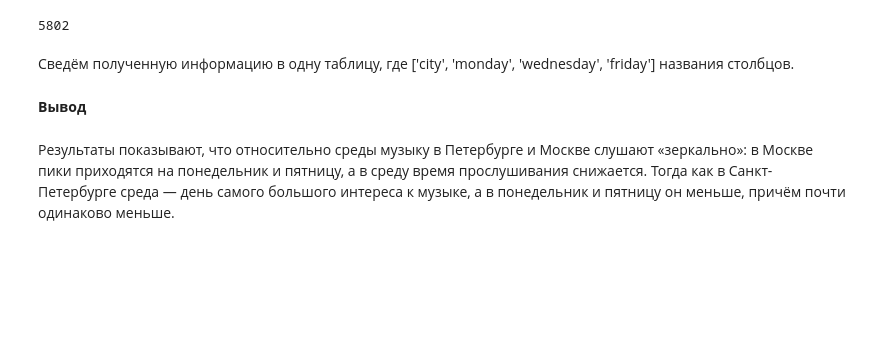
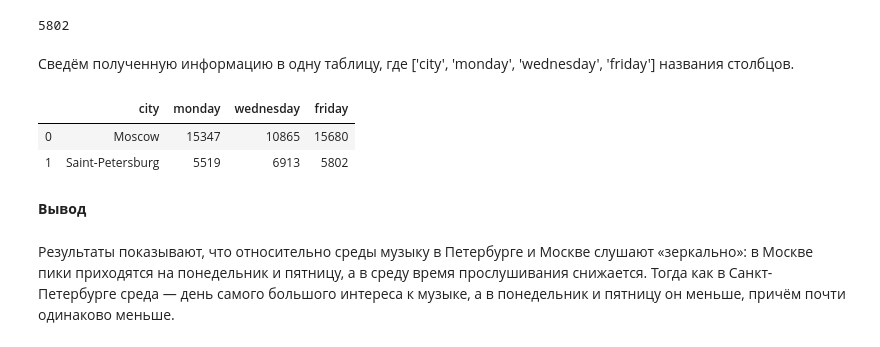
Before and after one commit to Installka/yandex-practicum-data-scientist-projects, a Jupyter notebook: 00. Fundamentals of Python and data analysis/project.ipynb, the cells around one changed output. Drawn from its saved outputs; the diff is of its cells as text; code cells hidden in the pictures; blank space fills up the shorter version.

```diff
--- a/00. Fundamentals of Python and data analysis/project.ipynb
+++ b/00. Fundamentals of Python and data analysis/project.ipynb
@@ -315,6 +334,12 @@ table = pd.DataFrame(data=[
     ['Moscow', number_tracks(df, 'Monday', 'Moscow'), number_tracks(df, 'Wednesday', 'Moscow'), number_tracks(df, 'Friday', 'Moscow')],
     ['Saint-Petersburg', number_tracks(df, 'Monday', 'Saint-Petersburg'), number_tracks(df, 'Wednesday', 'Saint-Petersburg'), number_tracks(df, 'Friday', 'Saint-Petersburg')]
 ], columns=['city', 'monday', 'wednesday', 'friday'])
+# %%
+table
+# %% [output]
+|  | city | monday | wednesday | friday |
+| 0 | Moscow | 15347 | 10865 | 15680 |
+| 1 | Saint-Petersburg | 5519 | 6913 | 5802 |
 # %% [markdown]
 **Вывод**
 # %% [markdown]
```
Also changed, not shown: parts of 9 cells of this notebook, 3 other files.
